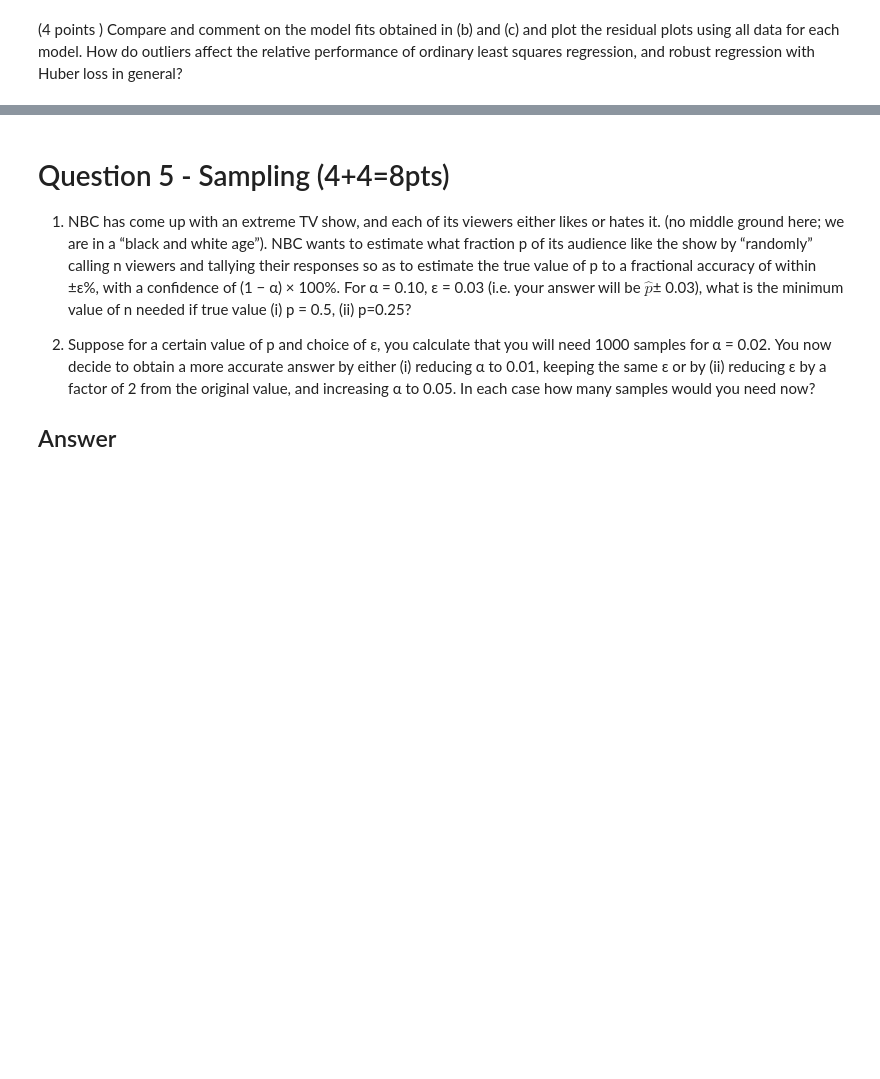
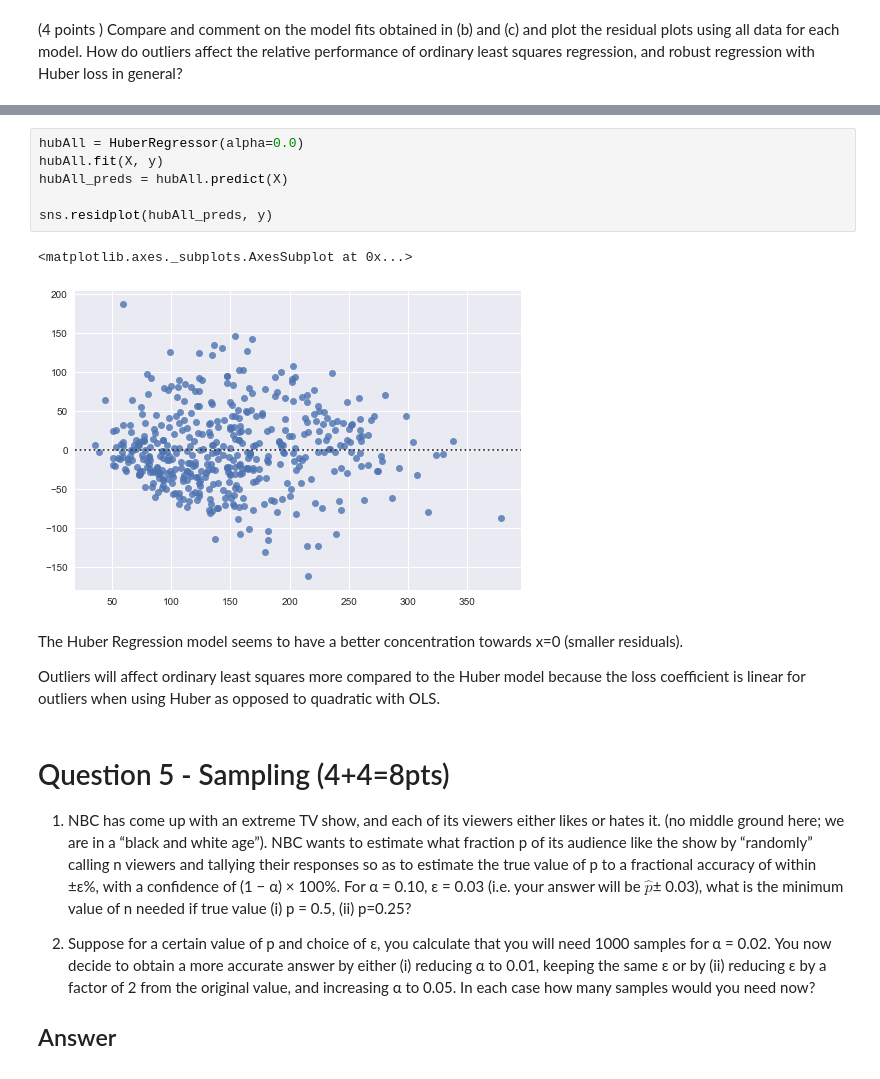
Before and after one commit to bconnorwhite/EE-461P, a Jupyter notebook: HW2/HW2.ipynb, the cells around one changed output, grey strips where cells are left out. Saved outputs shown, nothing was run; the diff lists cells and outputs as text; blank space fills up the shorter version.

```diff
--- a/HW2/HW2.ipynb
+++ b/HW2/HW2.ipynb
@@ -395,3 +406,16 @@ X_test: 30.95435264032695
+# %%
+hubAll = HuberRegressor(alpha=0.0)
+hubAll.fit(X, y)
+hubAll_preds = hubAll.predict(X)
+
+sns.residplot(hubAll_preds, y)
+# %% [output]
+<matplotlib.axes._subplots.AxesSubplot at 0x...>
+[figure, added]
+# %% [markdown]
+The Huber Regression model seems to have a better concentration towards x=0 (smaller residuals).
+
+Outliers will affect ordinary least squares more compared to the Huber model because the loss coefficient is linear for outliers when using Huber as opposed to quadratic with OLS.
 # %% [markdown]
 # Question 5 - Sampling (4+4=8pts)
 
```
Also changed, not shown: parts of 1 cell of this notebook.
